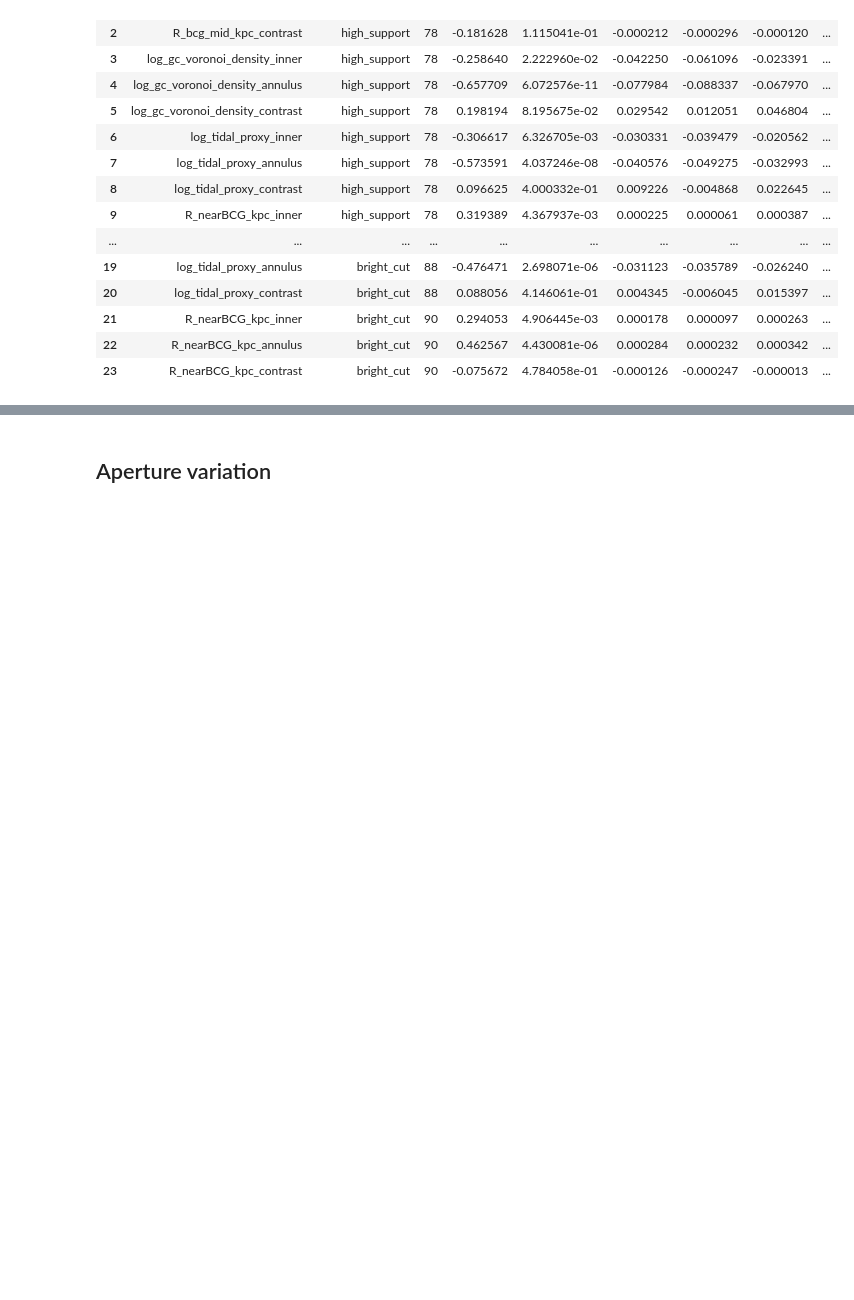
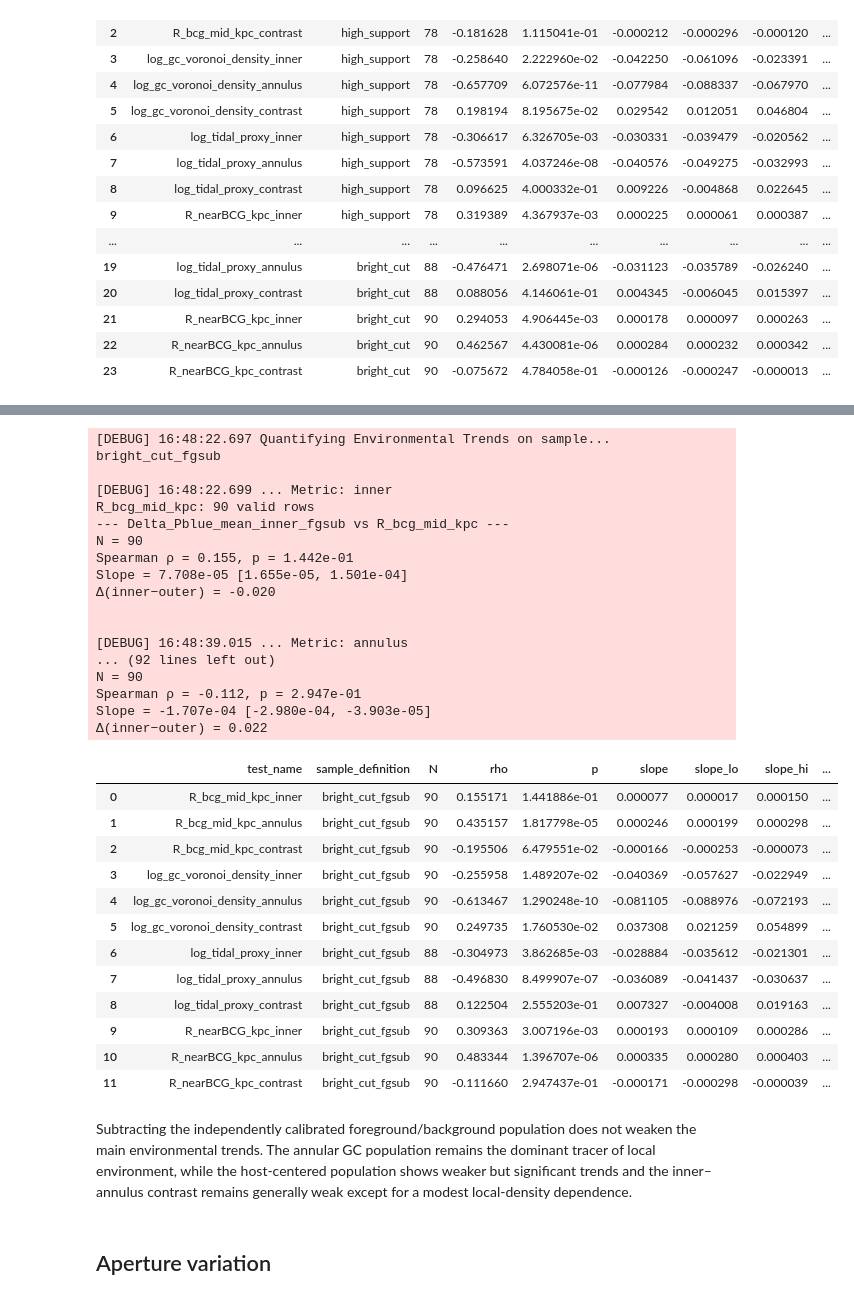
Before and after one commit to Pommers/Coma-GCS-colors, a Jupyter notebook: Paper3_color_metrics_referee_revised.ipynb, the cells around one changed output, grey strips where cells are left out. Saved outputs shown, nothing was run; the diff lists cells and outputs as text; code cells hidden in the pictures; blank space fills up the shorter version.

Commit message:
Added fg/bg correction sensitivity

```diff
--- a/Paper3_color_metrics_referee_revised.ipynb
+++ b/Paper3_color_metrics_referee_revised.ipynb
@@ -4264,0 +4345,10 @@ The dominant environmental signal is consistently associated with the 12–20\(R
+# %%
+metrics_df_bright["N_inner_fgsub"] = (
+    metrics_df_bright["N_inner_Pblue"]
+    - metrics_df_bright["N_bg_ext_inner"]
+)
+
+metrics_df_bright["N_annulus_fgsub"] = (
+    metrics_df_bright["N_annulus_Pblue"]
+    - metrics_df_bright["N_bg_ext_annulus"]
+)
@@ -4264,0 +4401,6 @@ The dominant environmental signal is consistently associated with the 12–20\(R
+# %%
+detrend_metrics = [
+    "Pblue_mean_inner_fgsub", "Pblue_mean_annulus_fgsub", "Pblue_mean_IE_contrast_fgsub",
+]
+
+metrics_df_bright = add_residuals(metrics_df_bright, cols, cfg, detrend_metrics, logger)
@@ -4265,3 +4409,58 @@ The dominant environmental signal is consistently associated with the 12–20\(R
+# %%
+sample_def = "bright_cut_fgsub"
+background_correction = []
+background_correction.extend(quantify_environmental_trends(metrics_df_bright,
+                                                 prime_mask=science_mask_bright,
+                                                 sample_def=sample_def,
+                                                 xcols = ["R_bcg_mid_kpc",
+                                                          # "gc_voronoi_density_arcsec2_inv",
+                                                          "log_gc_voronoi_density",
+                                                          "log_tidal_proxy",
+                                                          "R_nearBCG_kpc",
+                                                         ],
+                                                 metric_labels = {"Delta_Pblue_mean_inner_fgsub": "inner",
+                                                                  "Delta_Pblue_mean_annulus_fgsub": "annulus",
+                                                                  "Delta_Pblue_mean_IE_contrast_fgsub": "contrast",
+                                                   },
+                                                 )
+                  )
+
+background_correction_df = pd.DataFrame(background_correction)
+
+background_correction_df
+# %% [output]
+[DEBUG] 16:48:22.697 Quantifying Environmental Trends on sample... bright_cut_fgsub
+
+[DEBUG] 16:48:22.699 ... Metric: inner
+R_bcg_mid_kpc: 90 valid rows
+--- Delta_Pblue_mean_inner_fgsub vs R_bcg_mid_kpc ---
+N = 90
+Spearman ρ = 0.155, p = 1.442e-01
+Slope = 7.708e-05 [1.655e-05, 1.501e-04]
+Δ(inner−outer) = -0.020
+
+
+[DEBUG] 16:48:39.015 ... Metric: annulus
+... (92 lines left out)
+N = 90
+Spearman ρ = -0.112, p = 2.947e-01
+Slope = -1.707e-04 [-2.980e-04, -3.903e-05]
+Δ(inner−outer) = 0.022
+|  | test_name | sample_definition | N | rho | p | slope | slope_lo | slope_hi | ... |
+| 0 | R_bcg_mid_kpc_inner | bright_cut_fgsub | 90 | 0.155171 | 1.441886e-01 | 0.000077 | 0.000017 | 0.000150 | ... |
+| 1 | R_bcg_mid_kpc_annulus | bright_cut_fgsub | 90 | 0.435157 | 1.817798e-05 | 0.000246 | 0.000199 | 0.000298 | ... |
+| 2 | R_bcg_mid_kpc_contrast | bright_cut_fgsub | 90 | -0.195506 | 6.479551e-02 | -0.000166 | -0.000253 | -0.000073 | ... |
+| 3 | log_gc_voronoi_density_inner | bright_cut_fgsub | 90 | -0.255958 | 1.489207e-02 | -0.040369 | -0.057627 | -0.022949 | ... |
+| 4 | log_gc_voronoi_density_annulus | bright_cut_fgsub | 90 | -0.613467 | 1.290248e-10 | -0.081105 | -0.088976 | -0.072193 | ... |
+| 5 | log_gc_voronoi_density_contrast | bright_cut_fgsub | 90 | 0.249735 | 1.760530e-02 | 0.037308 | 0.021259 | 0.054899 | ... |
+| 6 | log_tidal_proxy_inner | bright_cut_fgsub | 88 | -0.304973 | 3.862685e-03 | -0.028884 | -0.035612 | -0.021301 | ... |
+| 7 | log_tidal_proxy_annulus | bright_cut_fgsub | 88 | -0.496830 | 8.499907e-07 | -0.036089 | -0.041437 | -0.030637 | ... |
+| 8 | log_tidal_proxy_contrast | bright_cut_fgsub | 88 | 0.122504 | 2.555203e-01 | 0.007327 | -0.004008 | 0.019163 | ... |
+| 9 | R_nearBCG_kpc_inner | bright_cut_fgsub | 90 | 0.309363 | 3.007196e-03 | 0.000193 | 0.000109 | 0.000286 | ... |
+| 10 | R_nearBCG_kpc_annulus | bright_cut_fgsub | 90 | 0.483344 | 1.396707e-06 | 0.000335 | 0.000280 | 0.000403 | ... |
+| 11 | R_nearBCG_kpc_contrast | bright_cut_fgsub | 90 | -0.111660 | 2.947437e-01 | -0.000171 | -0.000298 | -0.000039 | ... |
+# %% [markdown]
+Subtracting the independently calibrated foreground/background population does not weaken the main environmental trends. The annular GC population remains the dominant tracer of local environment, while the host-centered population shows weaker but significant trends and the inner–annulus contrast remains generally weak except for a modest local-density dependence.
 # %%
 ############################################################################################################
 # %% [markdown]
```
Also changed, not shown: parts of 16 cells of this notebook.
